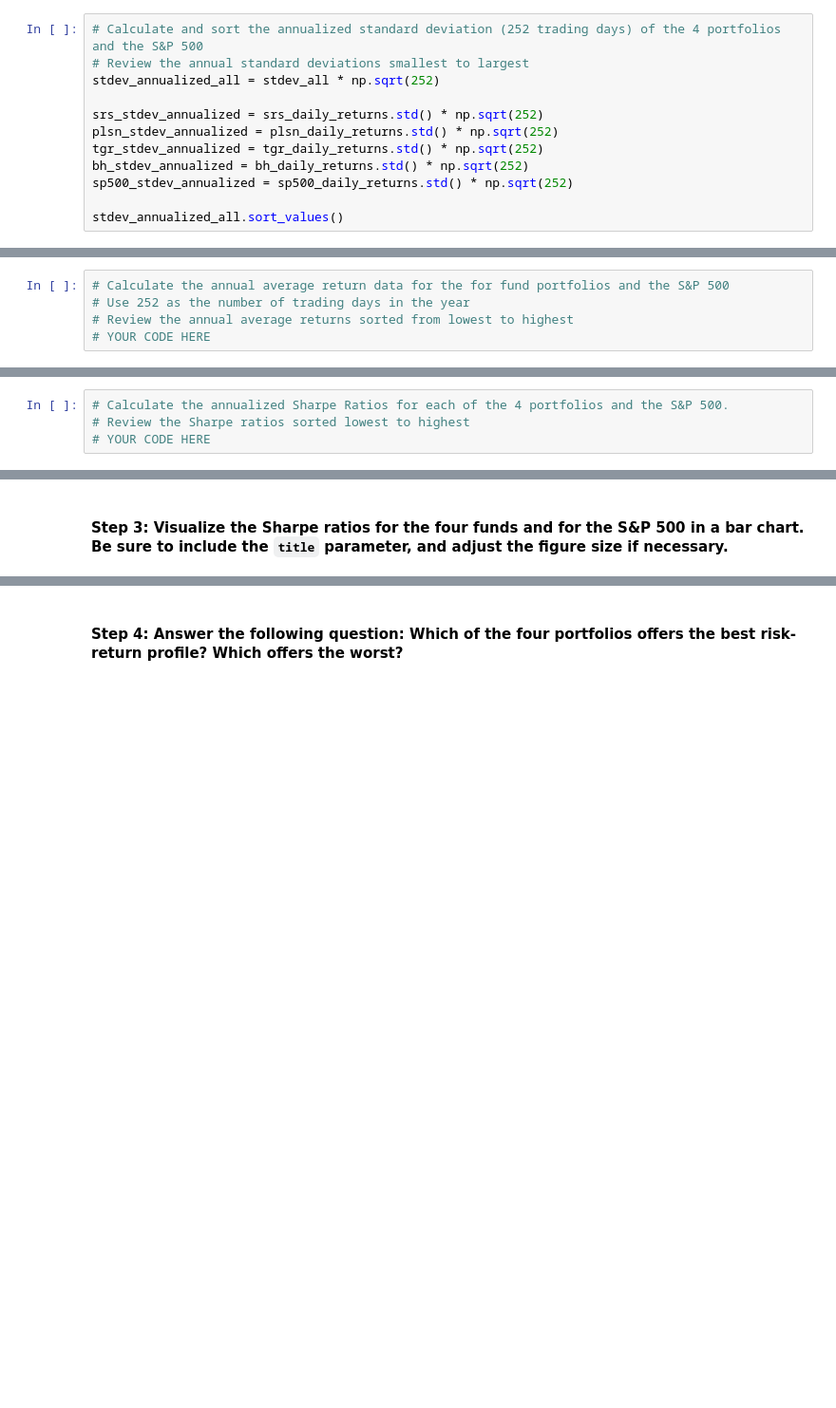
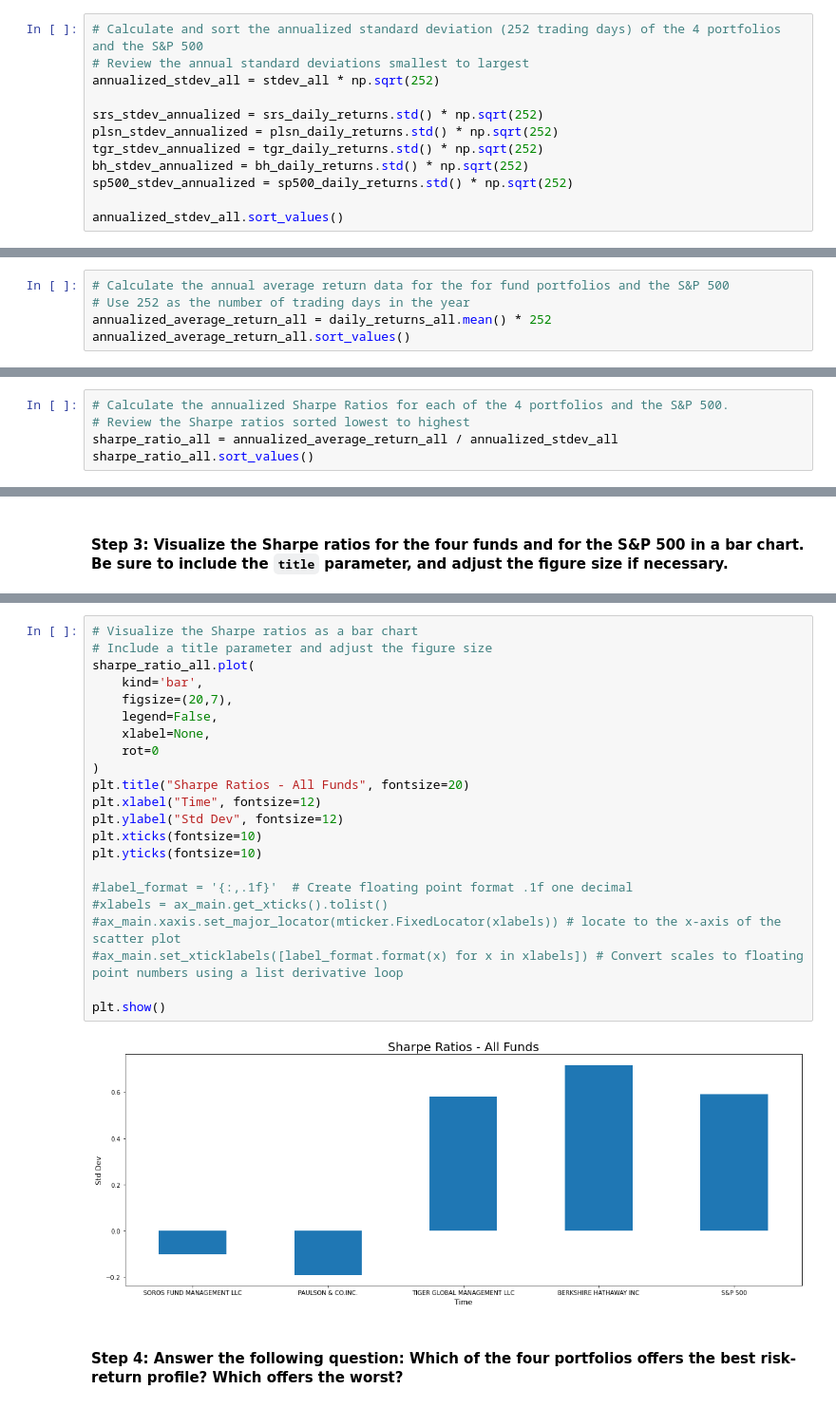
Before and after one commit to ipopester/Portfolio-Analysis, a Jupyter notebook: risk_return_analysis.ipynb, the cells around one changed output, grey strips where cells are left out. Shown at 95% size. Saved outputs shown, nothing was run; the diff lists cells and outputs as text; blank space fills up the shorter version.

```diff
--- a/risk_return_analysis.ipynb
+++ b/risk_return_analysis.ipynb
@@ -438,7 +436,7 @@ dtype: float64
 # %%
 # Calculate and sort the annualized standard deviation (252 trading days) of the 4 portfolios and the S&P 500
 # Review the annual standard deviations smallest to largest
-stdev_annualized_all = stdev_all * np.sqrt(252)
+annualized_stdev_all = stdev_all * np.sqrt(252)
 
 srs_stdev_annualized = srs_daily_returns.std() * np.sqrt(252)
 plsn_stdev_annualized = plsn_daily_returns.std() * np.sqrt(252)
@@ -446,7 +444,7 @@ tgr_stdev_annualized = tgr_daily_returns.std() * np.sqrt(252)
 bh_stdev_annualized = bh_daily_returns.std() * np.sqrt(252)
 sp500_stdev_annualized = sp500_daily_returns.std() * np.sqrt(252)
 
-stdev_annualized_all.sort_values()
+annualized_stdev_all.sort_values()
 # %% [output]
 TIGER GLOBAL MANAGEMENT LLC    0.015804
 SOROS FUND MANAGEMENT LLC      0.022297
@@ -525,5 +523,5 @@ To determine the overall risk of an asset or portfolio, quantitative analysts an
 # %%
 # Calculate the annual average return data for the for fund portfolios and the S&P 500
 # Use 252 as the number of trading days in the year
-# Review the annual average returns sorted from lowest to highest
-# YOUR CODE HERE
+annualized_average_return_all = daily_returns_all.mean() * 252
+annualized_average_return_all.sort_values()
@@ -532,4 +537,5 @@ To determine the overall risk of an asset or portfolio, quantitative analysts an
 # %%
 # Calculate the annualized Sharpe Ratios for each of the 4 portfolios and the S&P 500.
 # Review the Sharpe ratios sorted lowest to highest
-# YOUR CODE HERE
+sharpe_ratio_all = annualized_average_return_all / annualized_stdev_all
+sharpe_ratio_all.sort_values()
@@ -542,3 +551,27 @@ To determine the overall risk of an asset or portfolio, quantitative analysts an
+# %%
+# Visualize the Sharpe ratios as a bar chart
+# Include a title parameter and adjust the figure size
+sharpe_ratio_all.plot(
+    kind='bar',
+    figsize=(20,7),
+    legend=False,
+    xlabel=None,
+    rot=0
+)
+plt.title("Sharpe Ratios - All Funds", fontsize=20)
+plt.xlabel("Time", fontsize=12)
+plt.ylabel("Std Dev", fontsize=12)
+plt.xticks(fontsize=10)
+plt.yticks(fontsize=10)
+
+#label_format = '{:,.1f}'  # Create floating point format .1f one decimal
+#xlabels = ax_main.get_xticks().tolist()
+#ax_main.xaxis.set_major_locator(mticker.FixedLocator(xlabels)) # locate to the x-axis of the scatter plot
+#ax_main.set_xticklabels([label_format.format(x) for x in xlabels]) # Convert scales to floating point numbers using a list derivative loop
+
+plt.show()
+# %% [output]
+[figure, added]
 # %% [markdown]
 #### Step 4: Answer the following question: Which of the four portfolios offers the best risk-return profile? Which offers the worst?
 # %% [markdown]
```
Also changed, not shown: parts of 27 cells of this notebook.
